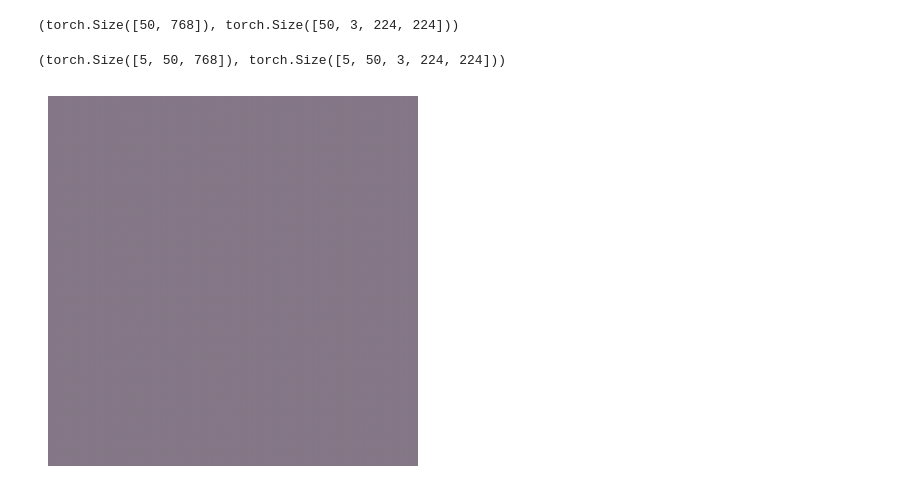
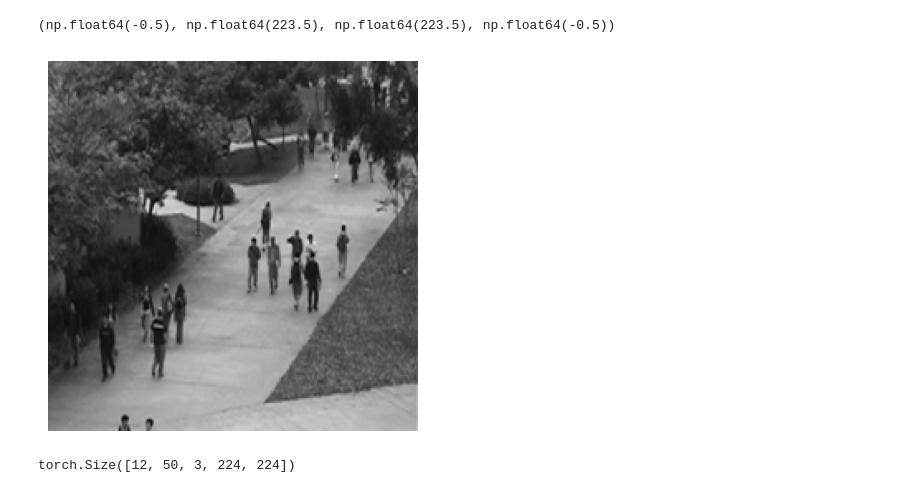
Before and after one commit to ponakilan/vid-anomaly, a Jupyter notebook: test.ipynb, the cells around one changed output. Cells and saved outputs as stored; diff of their text form; code cells hidden in the pictures.

```diff
--- a/test.ipynb
+++ b/test.ipynb
@@ -1,39 +24,38 @@
+# %%
+import torch
+from tqdm import tqdm
+from torch.utils.data import DataLoader
+
+from models import FrameReconstructionModel
+from dataset import ImageDataset, EmbeddingDataset, ImageEmbeddingDataset
+
+root_dir = "data/UCSDped1/Train"
+seq_len = 50
+
+device = torch.device(
+    "cuda" if torch.cuda.is_available() else "cpu"
+)
+
+image_dataset = ImageDataset(
+    root_dir=root_dir,
+    seq_len=seq_len
+)
+embedding_dataset = EmbeddingDataset(
+    embeddings_path="embeddings/embeddings_50.pkl"
+)
+
+dataset = ImageEmbeddingDataset(
+    image_dataset=image_dataset,
+    embedding_dataset=embedding_dataset
+)
+dataloader = DataLoader(dataset, batch_size=12)
+
+data = next(iter(dataloader))
 # %%
 import matplotlib.pyplot as plt
 
-def visualize_image(image):
-    image_p = image.permute((1, 2, 0)).detach().numpy()
-
-    plt.imshow(image_p)
-    plt.axis('off')
-    plt.show()
+plt.imshow(data[1][0][0].permute((1, 2, 0)))
+plt.axis('off')
+# %% [output]
+(np.float64(-0.5), np.float64(223.5), np.float64(223.5), np.float64(-0.5))
+[figure, added]
-# %%
-from dataset import ImageDataset, EmbeddingDataset, ImageEmbeddingDataset
-
-root_dir = "data/UCSDped1/Train"
-seq_len = 50
-
-image_dataset = ImageDataset(
-    root_dir=root_dir,
-    seq_len=seq_len
-)
-
-embedding_dataset = EmbeddingDataset(
-    embeddings_path="embeddings/embeddings_50.pkl"
-)
-
-dataset = ImageEmbeddingDataset(
-    image_dataset=image_dataset,
-    embedding_dataset=embedding_dataset
-)
-dataset[0][0].shape, dataset[0][1].shape
-# %% [output]
-(torch.Size([50, 768]), torch.Size([50, 3, 224, 224]))
-# %%
-from torch.utils.data import DataLoader
-
-dataloader = DataLoader(dataset, batch_size=5)
-data = next(iter(dataloader))
-data[0].shape, data[1].shape
-# %% [output]
-(torch.Size([5, 50, 768]), torch.Size([5, 50, 3, 224, 224]))
@@ -44,6 +62,5 @@ model = FrameReconstructionModel()
 # %%
 out = model(data[0])
+out.shape
+# %% [output]
+torch.Size([12, 50, 3, 224, 224])
-# %%
-visualize_image(out[0][0])
-# %% [output]
-[figure, removed]
```
Also changed, not shown: parts of 7 cells of this notebook, 3 other files.
